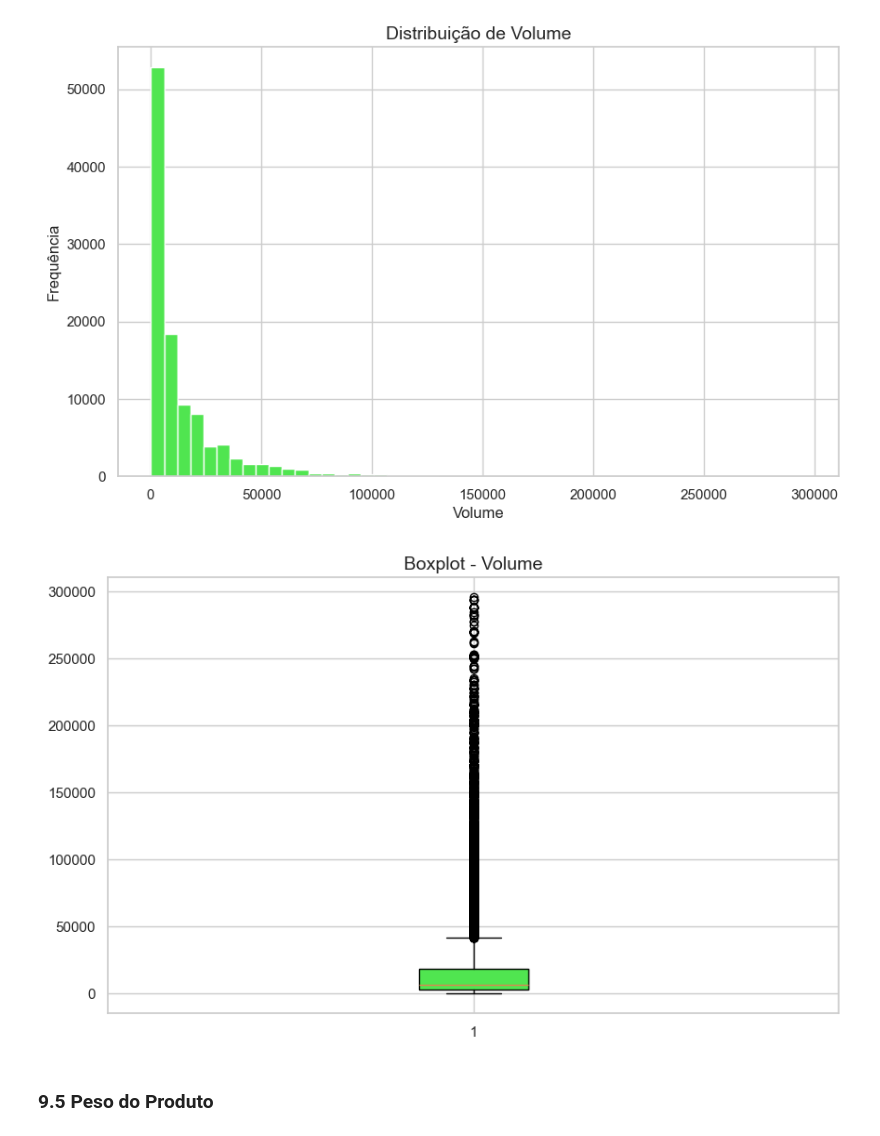
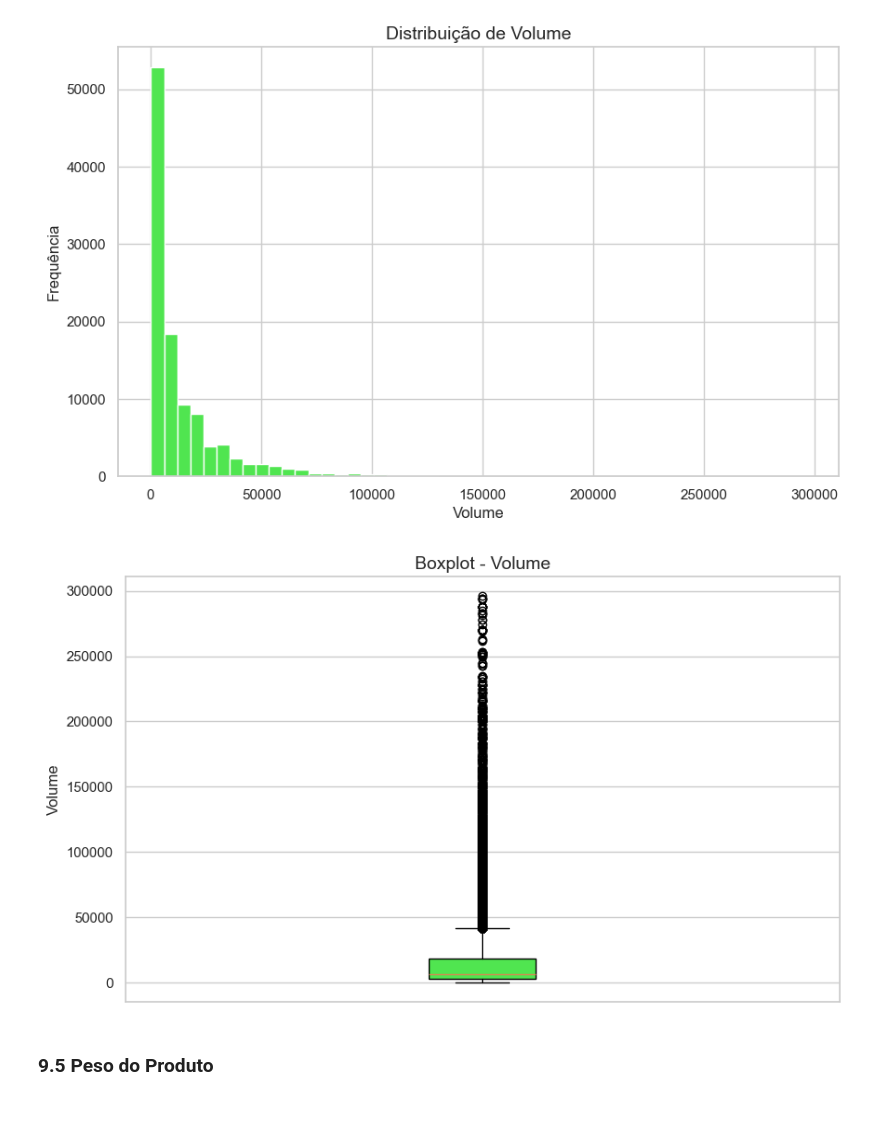
Before and after one commit to Graciliana/ADA_Elas_Tech-Sistema-Inteligente-de-Compras, a Jupyter notebook: notebooks/03_data_preparation.ipynb, the cells around one changed output. Saved outputs shown, nothing was run; the diff lists cells and outputs as text; code cells hidden in the pictures.

```diff
--- a/notebooks/03_data_preparation.ipynb
+++ b/notebooks/03_data_preparation.ipynb
@@ -351,14 +362,16 @@ plt.show()
 # %%
 plt.figure()
 plt.boxplot(
     df['product_volume_cm3'],
     patch_artist=True,
     boxprops=dict(facecolor=PRIMARY_COLOR)
 )
+plt.xticks([])
 plt.title('Boxplot - Volume')
+plt.ylabel('Volume')
 plt.show()
 # %% [output]
-[figure, old version]
+[figure, new version]
 # %% [markdown]
 ### 9.5 Peso do Produto
 # %%
```
Also changed, not shown: parts of 5 cells of this notebook.
